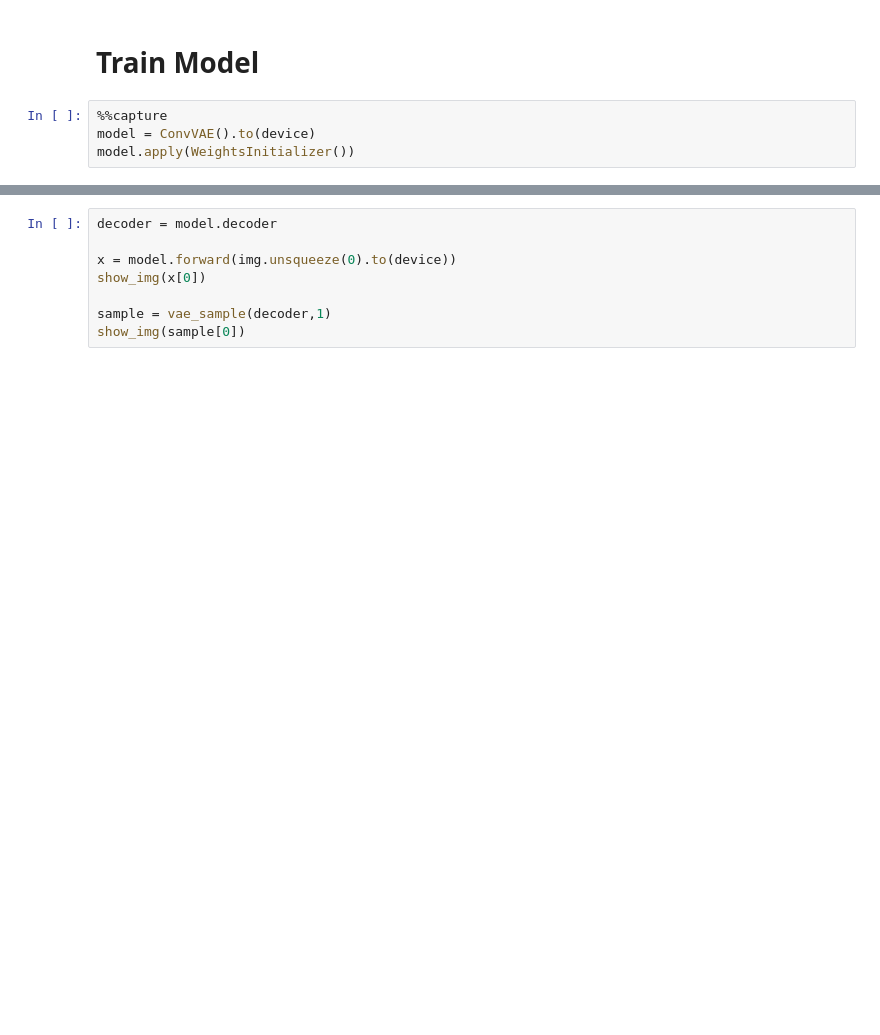
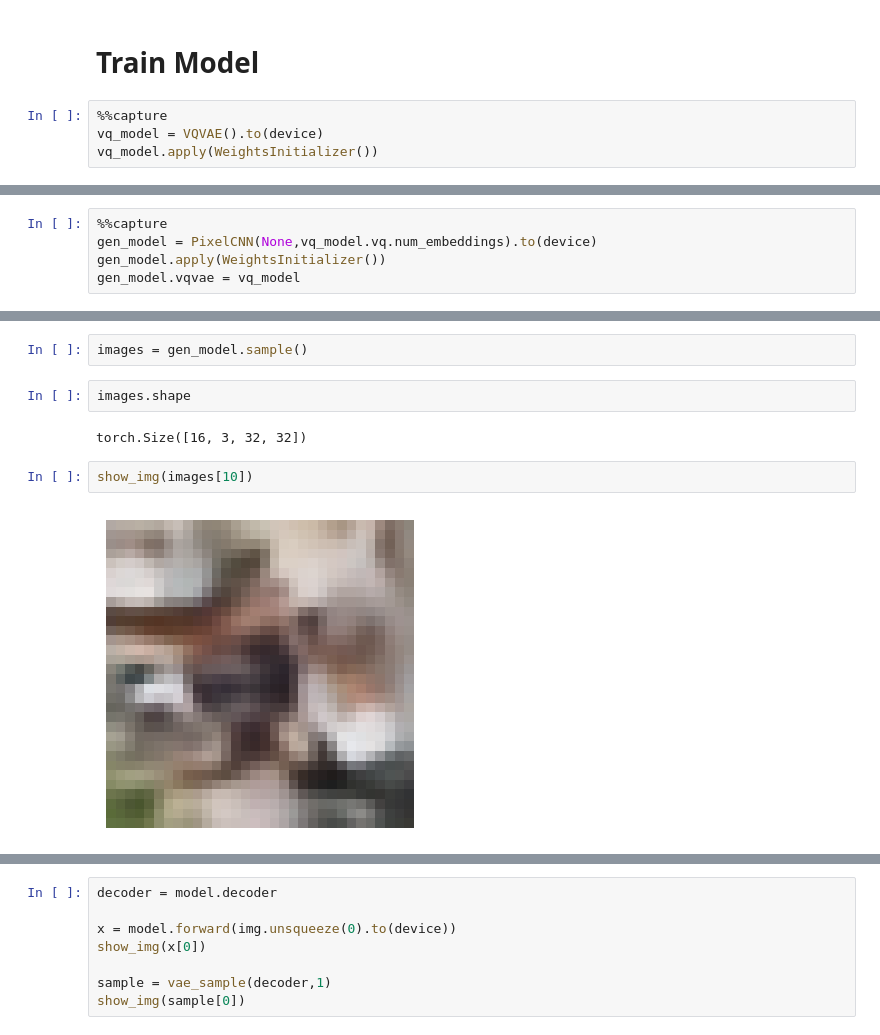
Before and after one commit to azhgh22/Comparative-analysis-of-Generative-models-on-CIFAR-10, a Jupyter notebook: experiments/train_vae.ipynb, the cells around one changed output, grey strips where cells are left out. Cells and saved outputs as stored; diff of their text form; blank space fills up the shorter version.

```diff
--- a/experiments/train_vae.ipynb
+++ b/experiments/train_vae.ipynb
@@ -77,6 +83,6 @@ def show_img(img):
 # **Train Model**
 # %%
 %%capture
-model = ConvVAE().to(device)
-model.apply(WeightsInitializer())
+vq_model = VQVAE().to(device)
+vq_model.apply(WeightsInitializer())
 # %%
@@ -122,0 +96,5 @@ Checkpoint saved: /content/drive/MyDrive/checkpoints_final/ConvVaeV1/ConvVaeV1_e
+# %%
+%%capture
+gen_model = PixelCNN(None,vq_model.vq.num_embeddings).to(device)
+gen_model.apply(WeightsInitializer())
+gen_model.vqvae = vq_model
@@ -123,2 +142,12 @@ Checkpoint saved: /content/drive/MyDrive/checkpoints_final/ConvVaeV1/ConvVaeV1_e
+# %%
+images = gen_model.sample()
+# %%
+images.shape
+# %% [output]
+torch.Size([16, 3, 32, 32])
+# %%
+show_img(images[10])
+# %% [output]
+[figure, added]
 # %%
 train_dataset = train_loader.dataset
```
Also changed, not shown: parts of 6 cells of this notebook.
